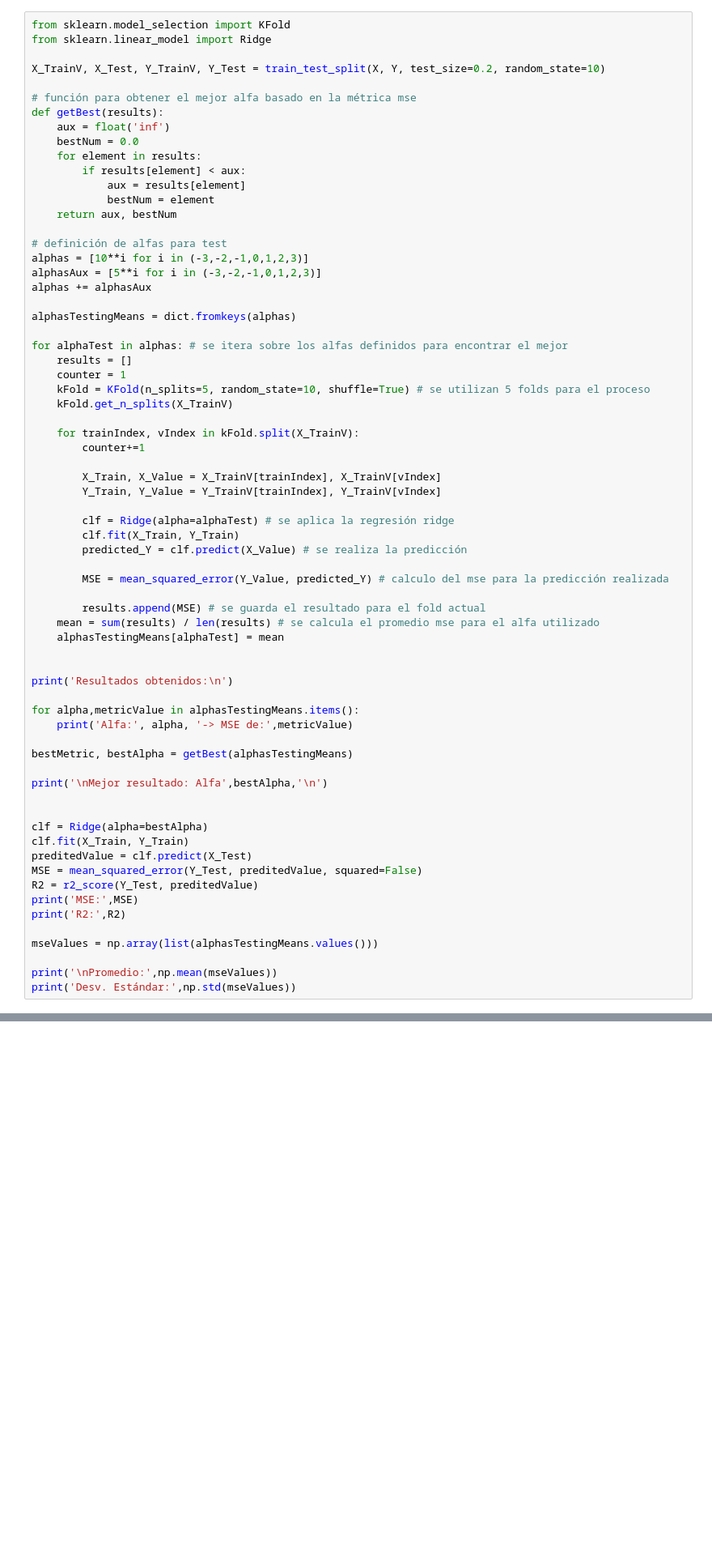
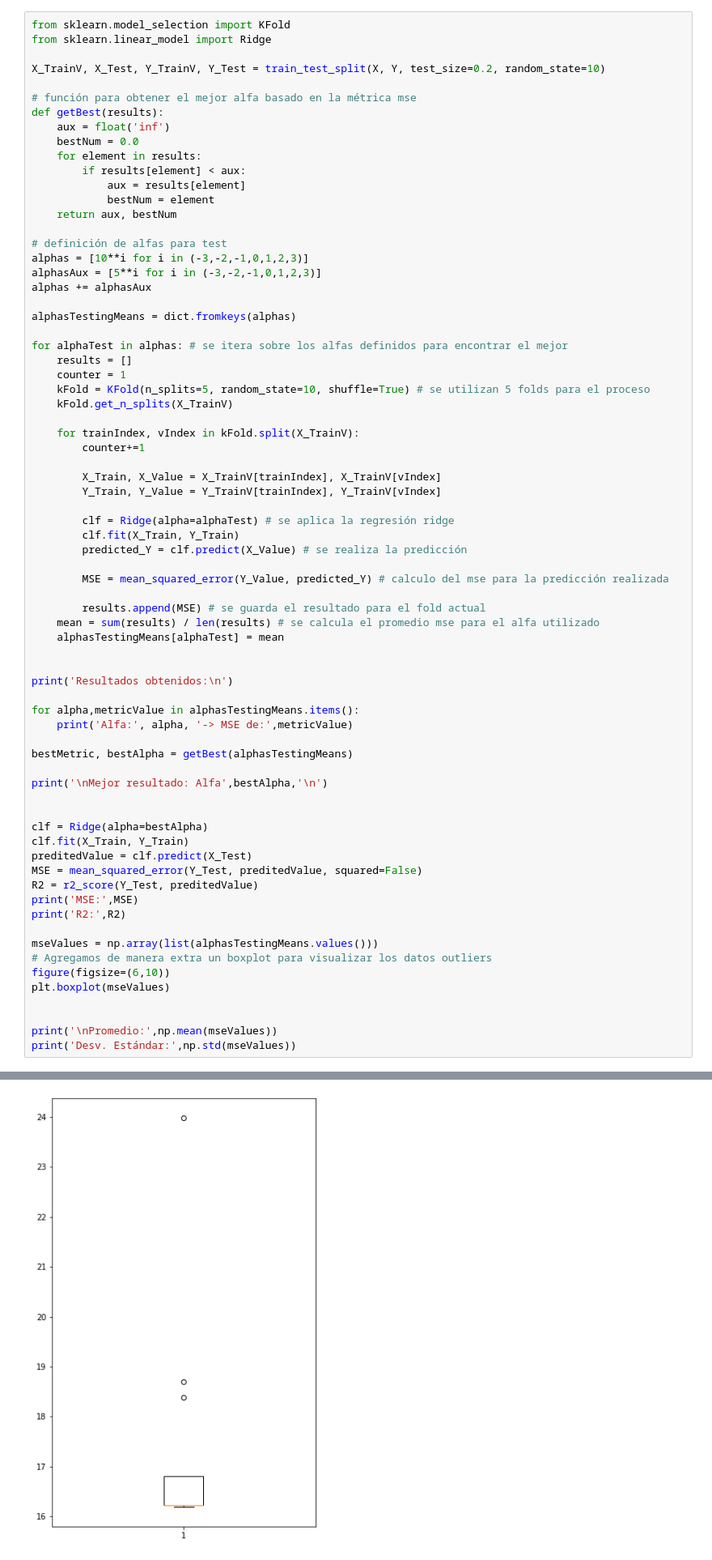
Before and after one commit to joseSalazar4/ExperimentalLinearRegression, a Jupyter notebook: Experimental_Linear_Regression.ipynb, the cells around one changed output, grey strips where cells are left out. Shown at 81% size. Saved outputs shown, nothing was run; the diff lists cells and outputs as text; blank space fills up the shorter version.

```diff
--- a/Experimental_Linear_Regression.ipynb
+++ b/Experimental_Linear_Regression.ipynb
@@ -557,6 +557,10 @@ print('MSE:',MSE)
 print('R2:',R2)
 
 mseValues = np.array(list(alphasTestingMeans.values()))
+# Agregamos de manera extra un boxplot para visualizar los datos outliers
+figure(figsize=(6,10))
+plt.boxplot(mseValues)
+
 
 print('\nPromedio:',np.mean(mseValues))
 print('Desv. Estándar:',np.std(mseValues))
@@ -581,3 +585,4 @@ Desv. Estándar: 2.1186205277163346
+[figure, added]
 # %% [markdown]
 ### 3.7
 
```
Also changed, not shown: parts of 3 cells of this notebook.
